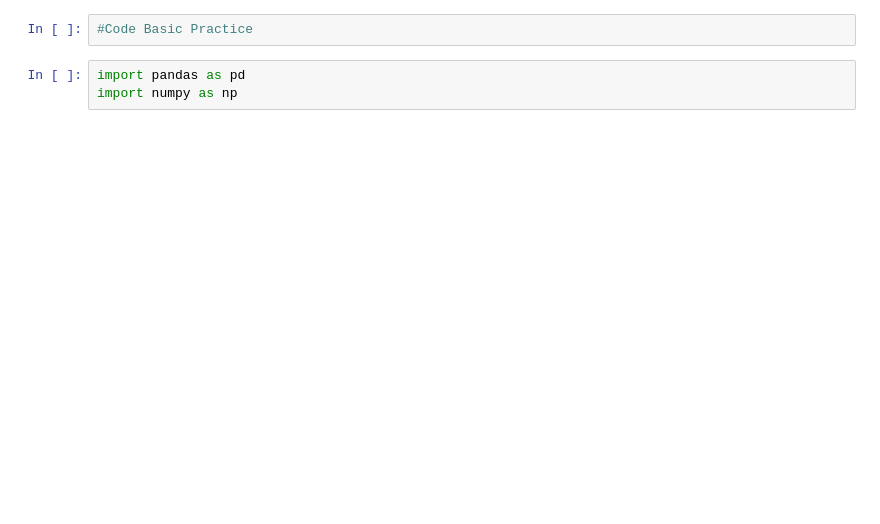
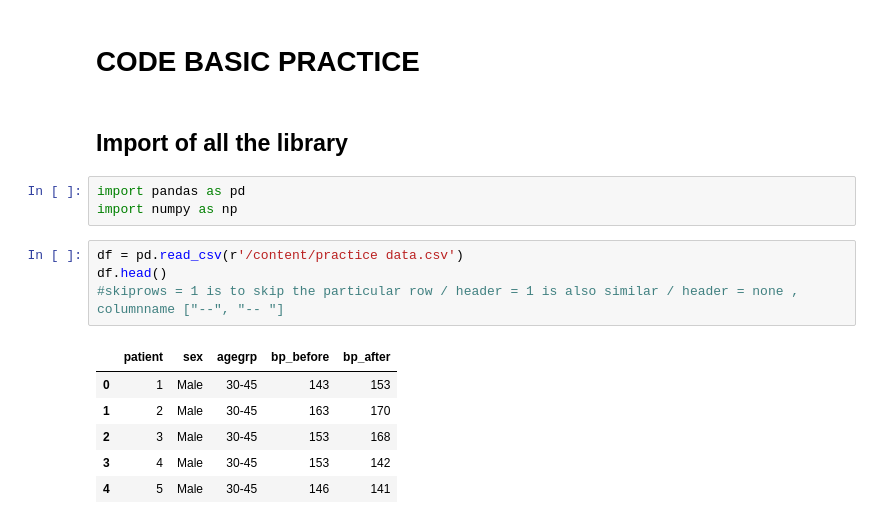
Before and after one commit to nikhil2008github/Data-ops, a Jupyter notebook: code_Basic.ipynb, the cells around one changed output. Cells and saved outputs as stored; diff of their text form; blank space fills up the shorter version.

```diff
--- a/code_Basic.ipynb
+++ b/code_Basic.ipynb
@@ -1,7 +1,20 @@
 # %% [markdown]
 <a href="https://colab.research.google.com/github/nikhil2008github/Data-ops/blob/main/code_Basic.ipynb" target="_parent"><img src="https://colab.research.google.com/assets/colab-badge.svg" alt="Open In Colab"/></a>
-# %%
-#Code Basic Practice
+# %% [markdown]
+# CODE BASIC PRACTICE
+# %% [markdown]
+## Import of all the library
 # %%
 import pandas as pd
 import numpy as np
+# %%
+df = pd.read_csv(r'/content/practice data.csv')
+df.head()
+#skiprows = 1 is to skip the particular row / header = 1 is also similar / header = none , columnname ["--", "-- "]
+# %% [output]
+|  | patient | sex | agegrp | bp_before | bp_after |
+| 0 | 1 | Male | 30-45 | 143 | 153 |
+| 1 | 2 | Male | 30-45 | 163 | 170 |
+| 2 | 3 | Male | 30-45 | 153 | 168 |
+| 3 | 4 | Male | 30-45 | 153 | 142 |
+| 4 | 5 | Male | 30-45 | 146 | 141 |
```
Also changed, not shown: parts of 5 cells of this notebook.
